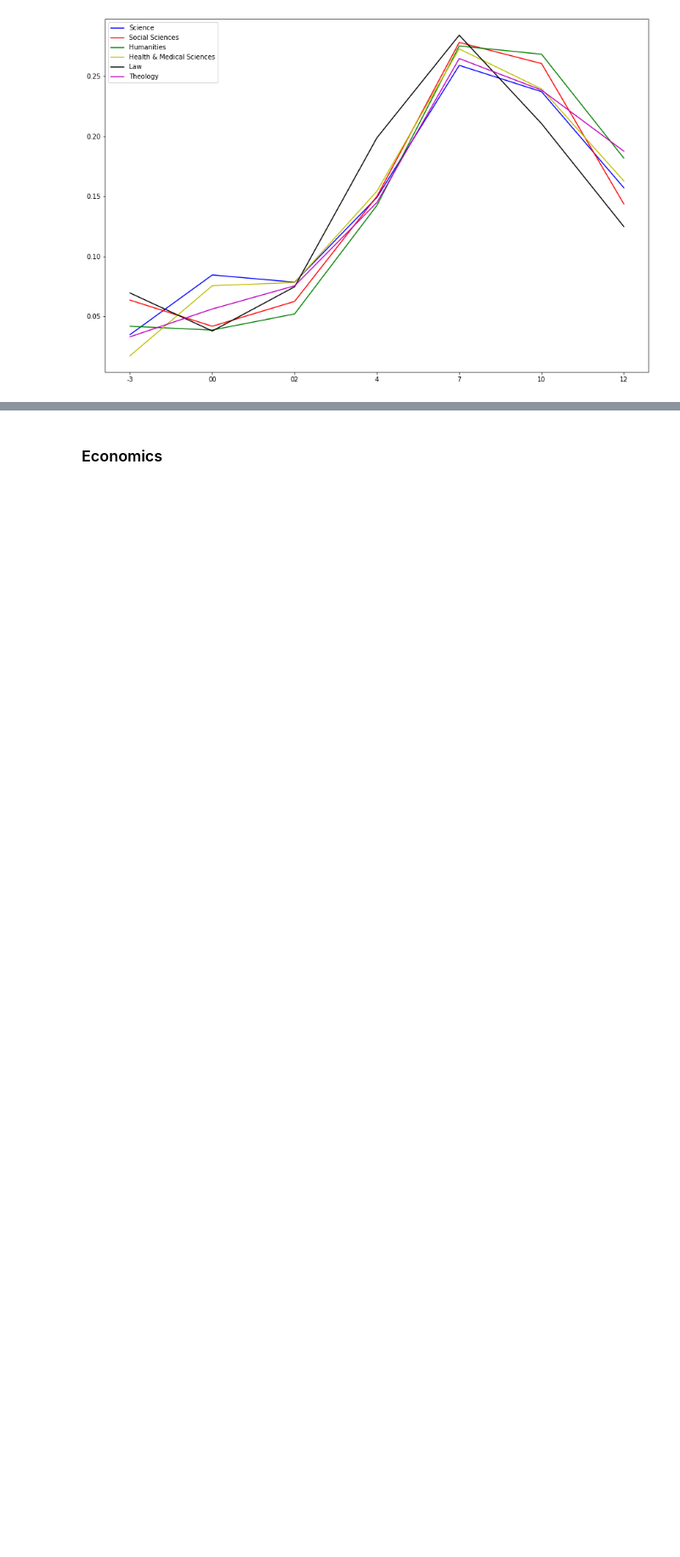
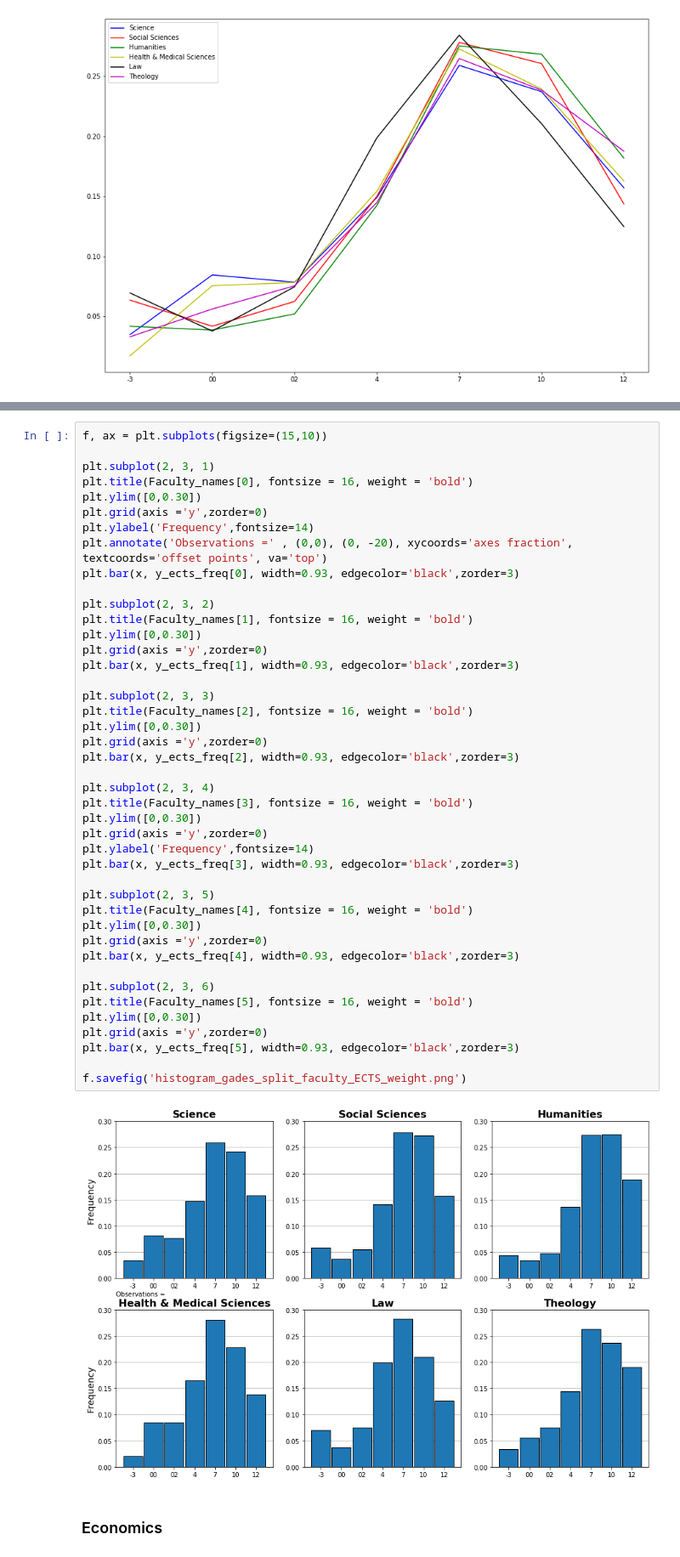
Before and after one commit to tnv875/Group18-NoTeeth, a Jupyter notebook: Exam project/Jens/Load final data set (ONLY DUPLICATE)-Copy1.ipynb, the cells around one changed output, grey strips where cells are left out. Shown at 85% size. Saved outputs shown, nothing was run; the diff lists cells and outputs as text; blank space fills up the shorter version.

```diff
--- a/Exam project/Jens/Load final data set (ONLY DUPLICATE)-Copy1.ipynb
+++ b/Exam project/Jens/Load final data set (ONLY DUPLICATE)-Copy1.ipynb
@@ -186,3 +302,48 @@ plt.show()
+# %%
+f, ax = plt.subplots(figsize=(15,10))
+
+plt.subplot(2, 3, 1)
+plt.title(Faculty_names[0], fontsize = 16, weight = 'bold')
+plt.ylim([0,0.30])
+plt.grid(axis ='y',zorder=0)
+plt.ylabel('Frequency',fontsize=14)
+plt.annotate('Observations =' , (0,0), (0, -20), xycoords='axes fraction', textcoords='offset points', va='top')
+plt.bar(x, y_ects_freq[0], width=0.93, edgecolor='black',zorder=3)
+
+plt.subplot(2, 3, 2)
+plt.title(Faculty_names[1], fontsize = 16, weight = 'bold')
+plt.ylim([0,0.30])
+plt.grid(axis ='y',zorder=0)
+plt.bar(x, y_ects_freq[1], width=0.93, edgecolor='black',zorder=3)
+
+plt.subplot(2, 3, 3)
+plt.title(Faculty_names[2], fontsize = 16, weight = 'bold')
+plt.ylim([0,0.30])
+plt.grid(axis ='y',zorder=0)
+plt.bar(x, y_ects_freq[2], width=0.93, edgecolor='black',zorder=3)
+
+plt.subplot(2, 3, 4)
+plt.title(Faculty_names[3], fontsize = 16, weight = 'bold')
+plt.ylim([0,0.30])
+plt.grid(axis ='y',zorder=0)
+plt.ylabel('Frequency',fontsize=14)
+plt.bar(x, y_ects_freq[3], width=0.93, edgecolor='black',zorder=3)
+
+plt.subplot(2, 3, 5)
+plt.title(Faculty_names[4], fontsize = 16, weight = 'bold')
+plt.ylim([0,0.30])
+plt.grid(axis ='y',zorder=0)
+plt.bar(x, y_ects_freq[4], width=0.93, edgecolor='black',zorder=3)
+
+plt.subplot(2, 3, 6)
+plt.title(Faculty_names[5], fontsize = 16, weight = 'bold')
+plt.ylim([0,0.30])
+plt.grid(axis ='y',zorder=0)
+plt.bar(x, y_ects_freq[5], width=0.93, edgecolor='black',zorder=3)
+
+f.savefig('histogram_gades_split_faculty_ECTS_weight.png')
+# %% [output]
+[figure, added]
 # %% [markdown]
 ### Economics
 # %%
```
Also changed, not shown: parts of 26 cells of this notebook.
